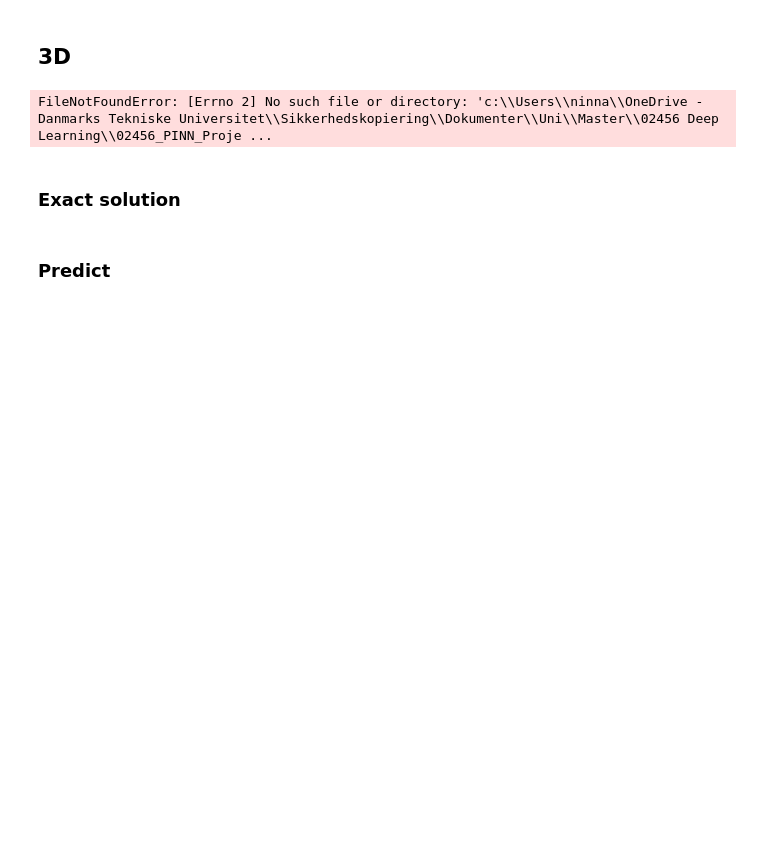
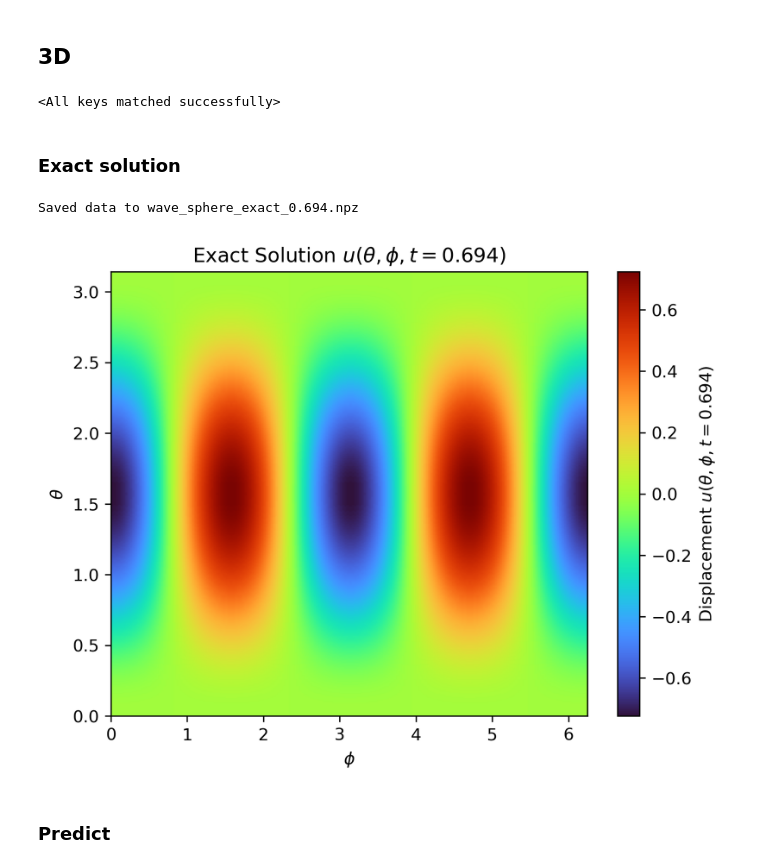
Before and after one commit to StefanKarry/02456_PINN_Project, a Jupyter notebook: PINN/Wave_equation_PINN.ipynb, the cells around one changed output. Cells and saved outputs as stored; diff of their text form; code cells hidden in the pictures; blank space fills up the shorter version.

```diff
--- a/PINN/Wave_equation_PINN.ipynb
+++ b/PINN/Wave_equation_PINN.ipynb
@@ -75,6 +75,8 @@ Predicting with PINN model...
 [figure]
 # %% [markdown]
 ## 3D
+# %%
+time = 0.694 #Set the time for the wanted comparison [0:2]
 # %%
 # Move elements to GPU if available
 device = torch.device('cuda' if torch.cuda.is_available() else 'cpu')
@@ -83,17 +85,24 @@ model = PINNModel_Sphere().to(device)
 # Load trained model parameters and loss history
 # current_dir = os.path.dirname(os.path.abspath(__file__))
 current_dir = os.getcwd()
-model_dir = os.path.join(current_dir, 'PINN/lib/weights')
+model_dir = os.path.join(current_dir, 'lib\weights')
 
 # If moving between 1 source and 2 source models, change the filename accordingly and go to exact_1D_grid.py and change SOURCES to 1 or 2.
 
 load_path = os.path.join(model_dir, f'{model.__class__.__name__}.pth') #Include _good for the good model
 model.load_state_dict(torch.load(load_path, map_location=device))
-
-loss_history = np.load(os.path.join(model_dir, f'{model.__class__.__name__}training_loss.txt')) # include _good for the good model
 # %% [output]
-FileNotFoundError: [Errno 2] No such file or directory: 'c:\\Users\\ninna\\OneDrive - Danmarks Tekniske Universitet\\Sikkerhedskopiering\\Dokumenter\\Uni\\Master\\02456 Deep Learning\\02456_PINN_Proje ...
+<All keys matched successfully>
 # %% [markdown]
 ### Exact solution
+# %%
+!python lib/dataset/sphre.py {time}
+
+filename = f'wave_sphere_exact_{time:.3f}.png'
+# Display the image
+ipd.display(ipd.Image(filename=filename))
+# %% [output]
+Saved data to wave_sphere_exact_0.694.npz
+[figure, added]
 # %% [markdown]
 ### Predict
```
Also changed, not shown: parts of 4 cells of this notebook, 14 other files.
